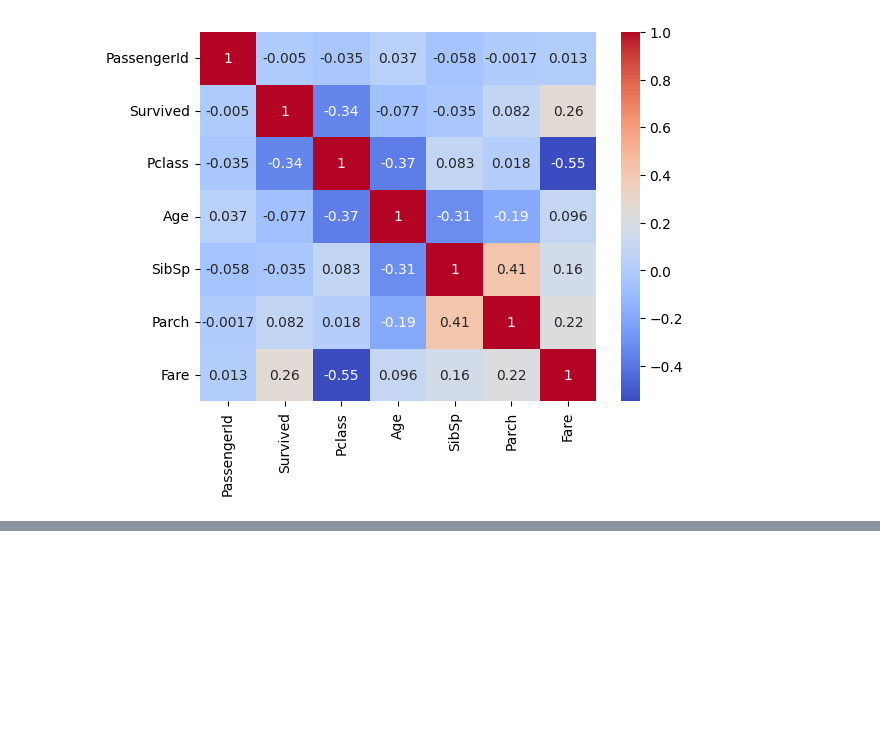
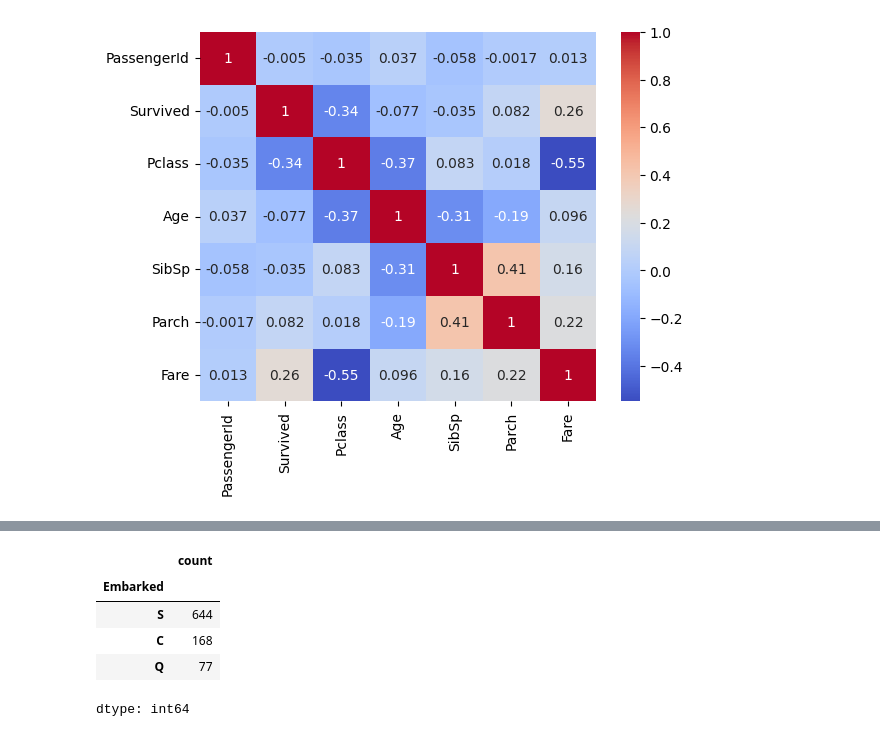
Before and after one commit to satyam-257/Titanic_kaggle_competiton, a Jupyter notebook: Titanic_Kaggle.ipynb, the cells around one changed output, grey strips where cells are left out. Cells and saved outputs as stored; diff of their text form; code cells hidden in the pictures; blank space fills up the shorter version.

```diff
--- a/Titanic_Kaggle.ipynb
+++ b/Titanic_Kaggle.ipynb
@@ -137,0 +154,9 @@ plt.show()
+# %%
+train['Embarked'].value_counts()
+# %% [output]
+|  | count |
+| Embarked |  |
+| S | 644 |
+| C | 168 |
+| Q | 77 |
+dtype: int64
```
Also changed, not shown: parts of 14 cells of this notebook.
